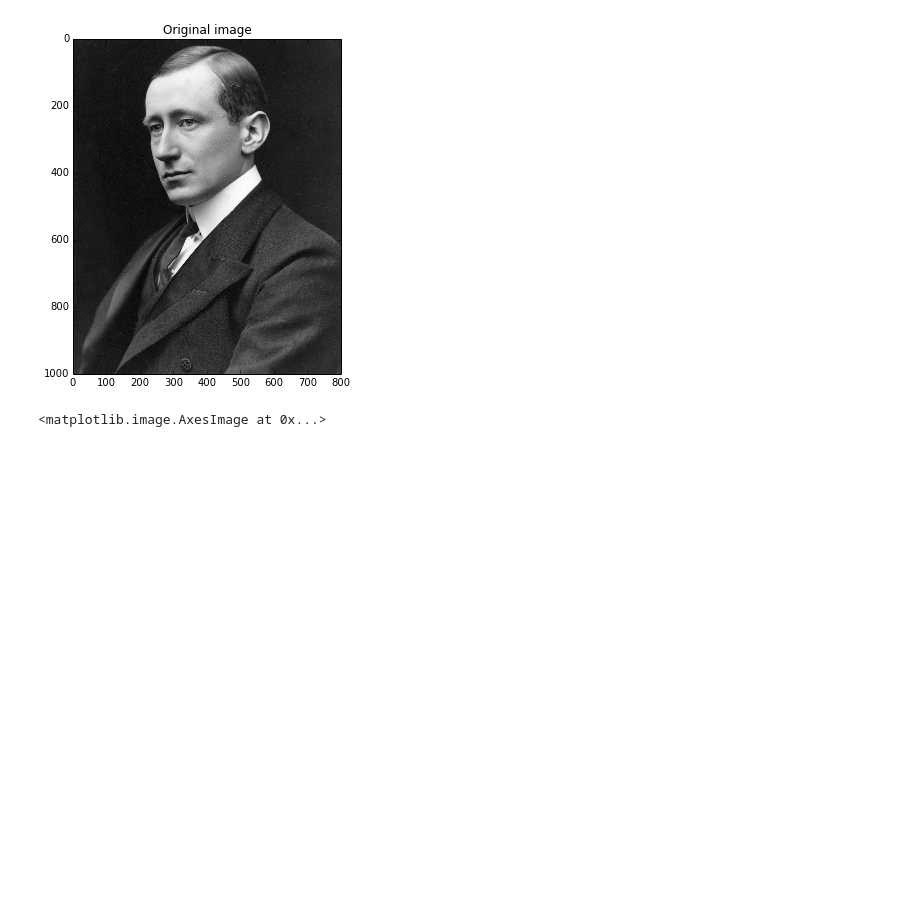
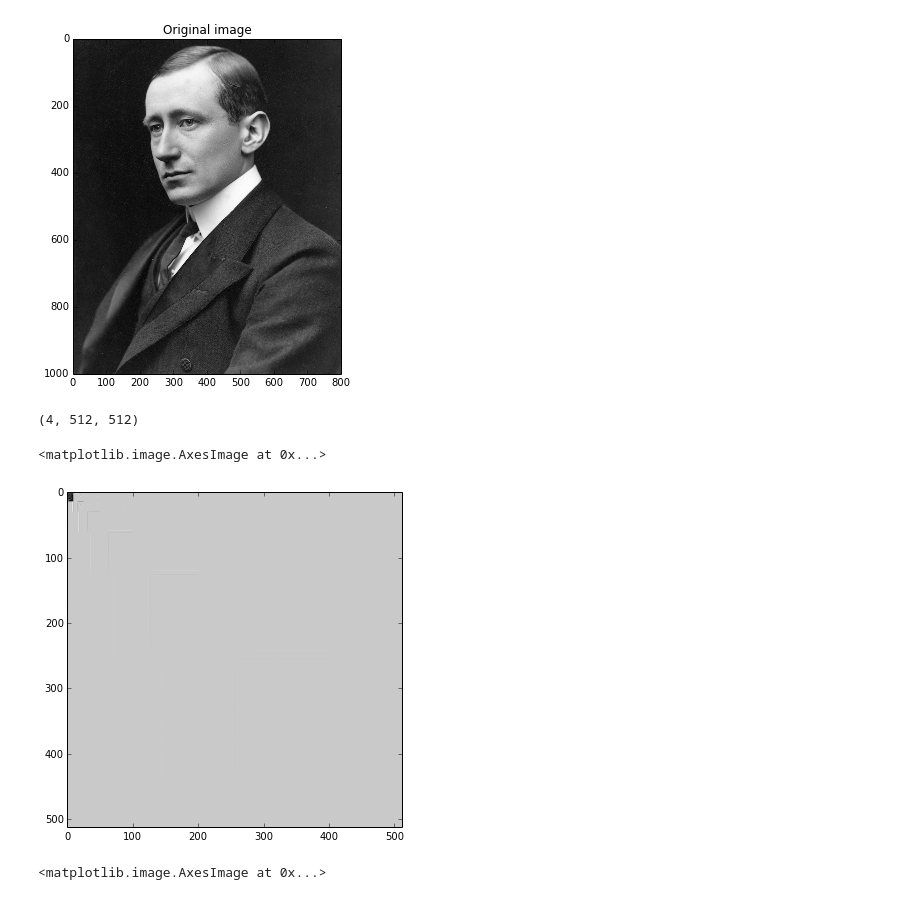
Before and after one commit to alexwal/EE123-Final-Project, a Jupyter notebook: wavelet compression.ipynb, the cells around one changed output. Drawn from its saved outputs; the diff is of its cells as text; code cells hidden in the pictures; blank space fills up the shorter version.

```diff
--- a/wavelet compression.ipynb
+++ b/wavelet compression.ipynb
@@ -328 +340,10 @@ tiles, orig_bit_depth = compress_bw(im, tile_size, fraction_coeffs, wvlt=wavelet
+# %%
+tiles.shape
+# %% [output]
+(4, 512, 512)
+# %%
+imshow(tiles[3], cmap = 'gray')
+# %% [output]
+<matplotlib.image.AxesImage at 0x...>
+[figure, added]
 # %%
```
Also changed, not shown: parts of 14 cells of this notebook, 1 other file.
